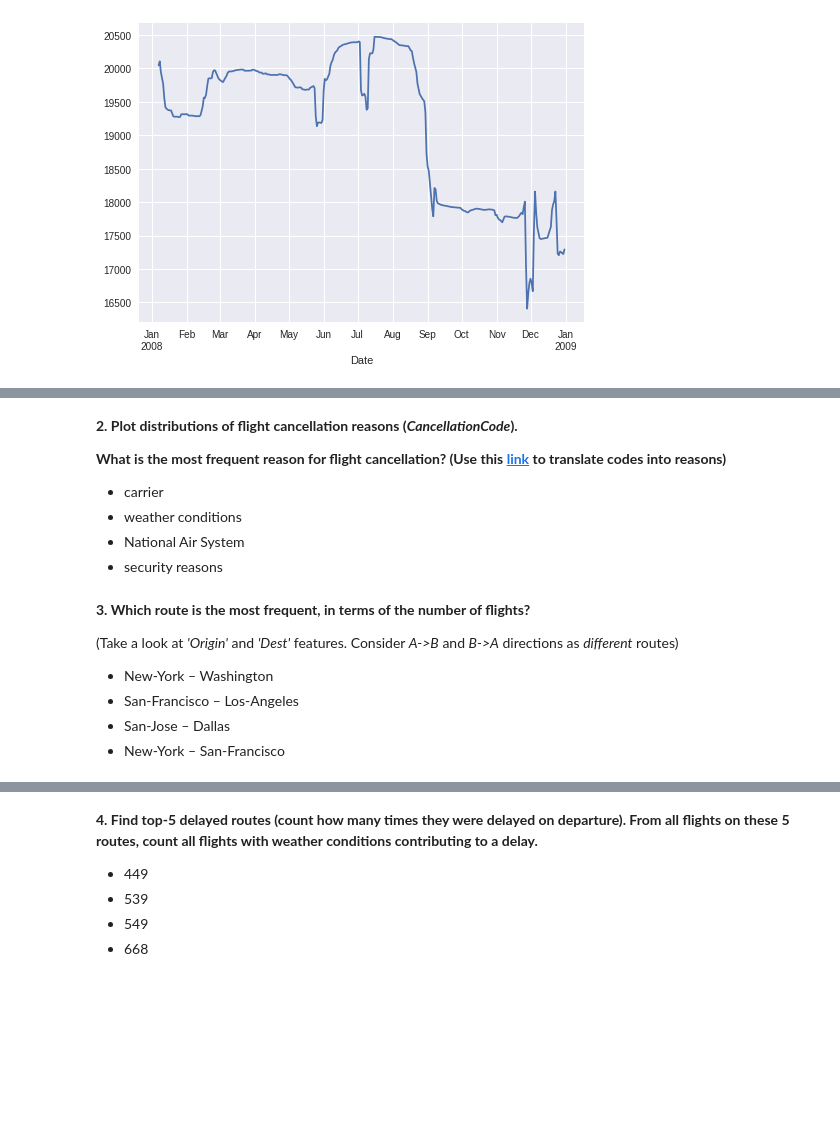
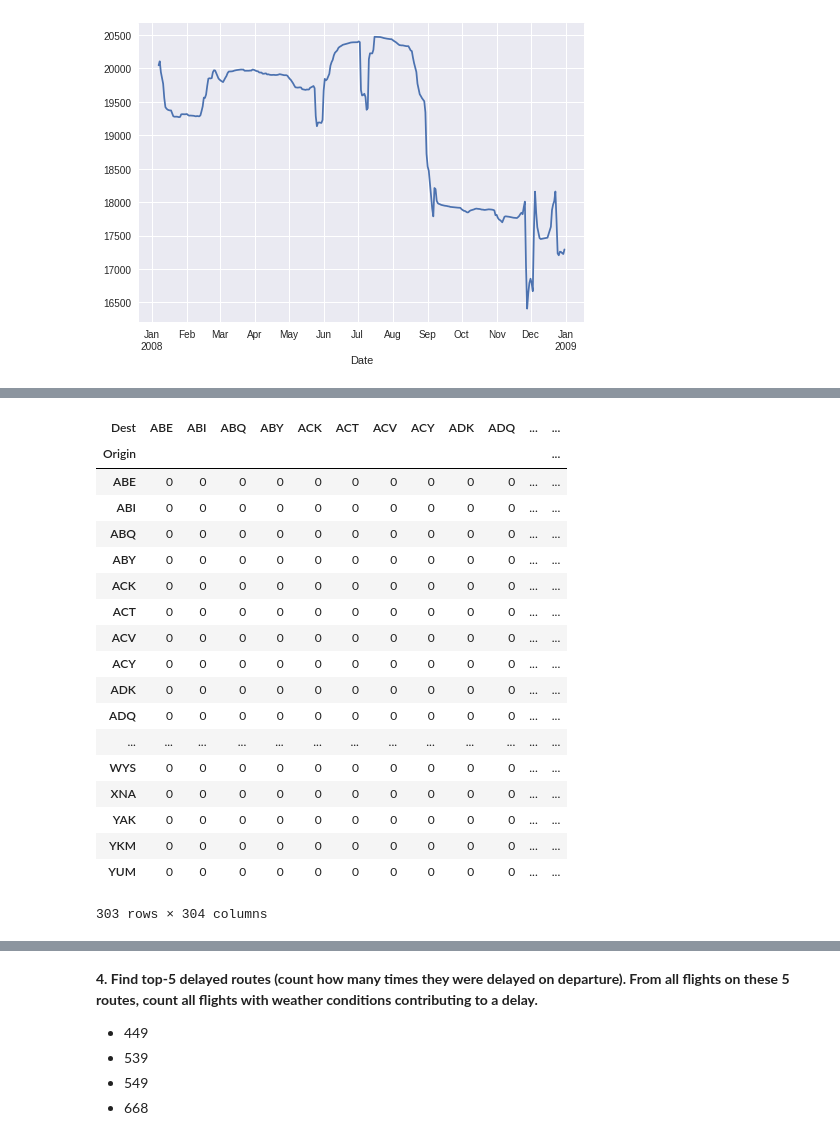
Before and after one commit to JacksonIsaac/colab_notebooks, a Jupyter notebook: [mlcourse_ai]assignment2_USA_flights.ipynb, the cells around one changed output, grey strips where cells are left out. Drawn from its saved outputs; the diff is of its cells as text; code cells hidden in the pictures; blank space fills up the shorter version.

```diff
--- a/[mlcourse_ai]assignment2_USA_flights.ipynb
+++ b/[mlcourse_ai]assignment2_USA_flights.ipynb
@@ -253,10 +296,23 @@ num_flights_by_date.rolling(window=7).mean().plot();
 # %%
 # You code here
+pd.crosstab(flights_df.Origin, flights_df.Dest)
+# %% [output]
+| Dest | ABE | ABI | ABQ | ABY | ACK | ACT | ACV | ACY | ADK | ADQ | ... | ... |
+| Origin |  |  |  |  |  |  |  |  |  |  |  | ... |
+| ABE | 0 | 0 | 0 | 0 | 0 | 0 | 0 | 0 | 0 | 0 | ... | ... |
+| ABI | 0 | 0 | 0 | 0 | 0 | 0 | 0 | 0 | 0 | 0 | ... | ... |
+| ABQ | 0 | 0 | 0 | 0 | 0 | 0 | 0 | 0 | 0 | 0 | ... | ... |
+| ABY | 0 | 0 | 0 | 0 | 0 | 0 | 0 | 0 | 0 | 0 | ... | ... |
+| ACK | 0 | 0 | 0 | 0 | 0 | 0 | 0 | 0 | 0 | 0 | ... | ... |
+| ACT | 0 | 0 | 0 | 0 | 0 | 0 | 0 | 0 | 0 | 0 | ... | ... |
+| ACV | 0 | 0 | 0 | 0 | 0 | 0 | 0 | 0 | 0 | 0 | ... | ... |
+| ACY | 0 | 0 | 0 | 0 | 0 | 0 | 0 | 0 | 0 | 0 | ... | ... |
+| ADK | 0 | 0 | 0 | 0 | 0 | 0 | 0 | 0 | 0 | 0 | ... | ... |
+| ADQ | 0 | 0 | 0 | 0 | 0 | 0 | 0 | 0 | 0 | 0 | ... | ... |
+| ... | ... | ... | ... | ... | ... | ... | ... | ... | ... | ... | ... | ... |
+| WYS | 0 | 0 | 0 | 0 | 0 | 0 | 0 | 0 | 0 | 0 | ... | ... |
+| XNA | 0 | 0 | 0 | 0 | 0 | 0 | 0 | 0 | 0 | 0 | ... | ... |
+| YAK | 0 | 0 | 0 | 0 | 0 | 0 | 0 | 0 | 0 | 0 | ... | ... |
+| YKM | 0 | 0 | 0 | 0 | 0 | 0 | 0 | 0 | 0 | 0 | ... | ... |
+| YUM | 0 | 0 | 0 | 0 | 0 | 0 | 0 | 0 | 0 | 0 | ... | ... |
+303 rows × 304 columns
-# %% [markdown]
-**2. Plot distributions of flight cancellation reasons (_CancellationCode_).**
-
-**What is the most frequent reason for flight cancellation? (Use this [link](https://www.transtats.bts.gov/Fields.asp?Table_ID=236) to translate codes into reasons)**
-- carrier
-- weather conditions
-- National Air System
-- security reasons
@@ -265,9 +318,0 @@ num_flights_by_date.rolling(window=7).mean().plot();
-# %% [markdown]
-**3. Which route is the most frequent, in terms of the number of flights?**
-
-(Take a look at _'Origin'_ and _'Dest'_ features. Consider _A->B_ and _B->A_ directions as _different_ routes)
-
- - New-York – Washington
- - San-Francisco – Los-Angeles
- - San-Jose – Dallas
- - New-York – San-Francisco
```
Also changed, not shown: parts of 21 cells of this notebook.
